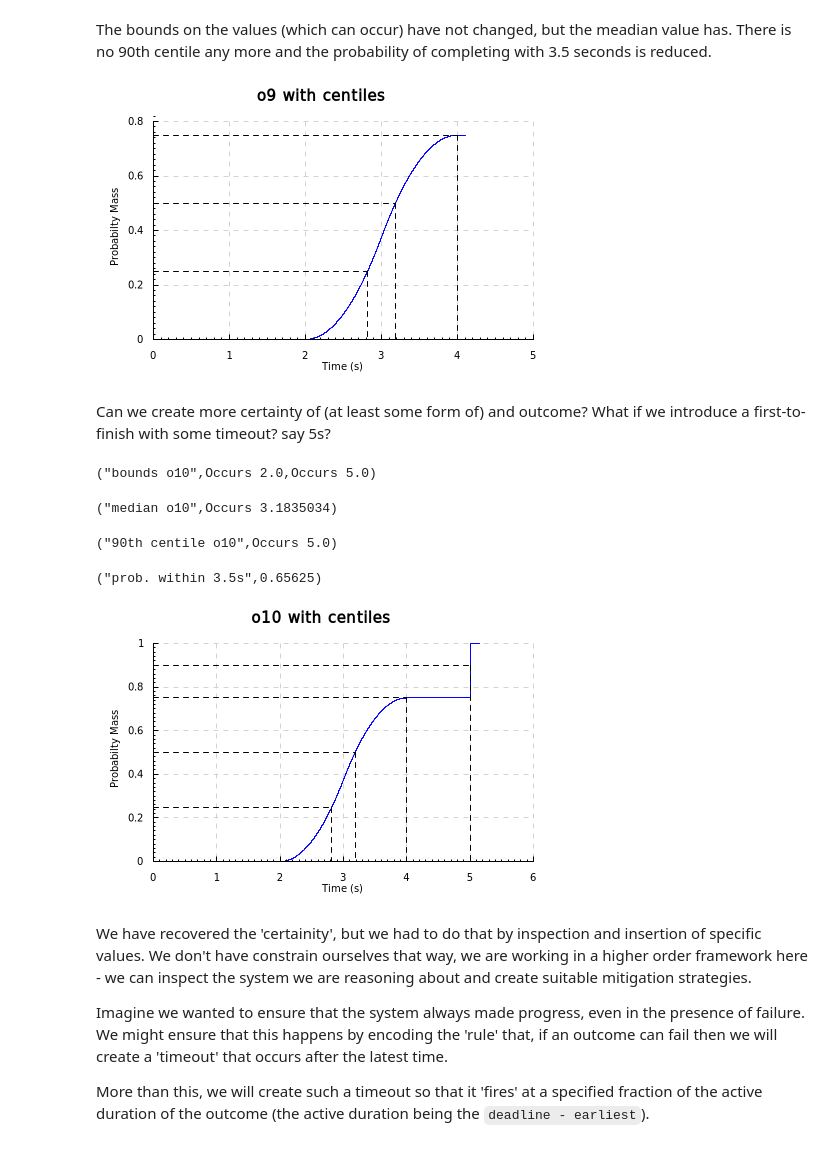
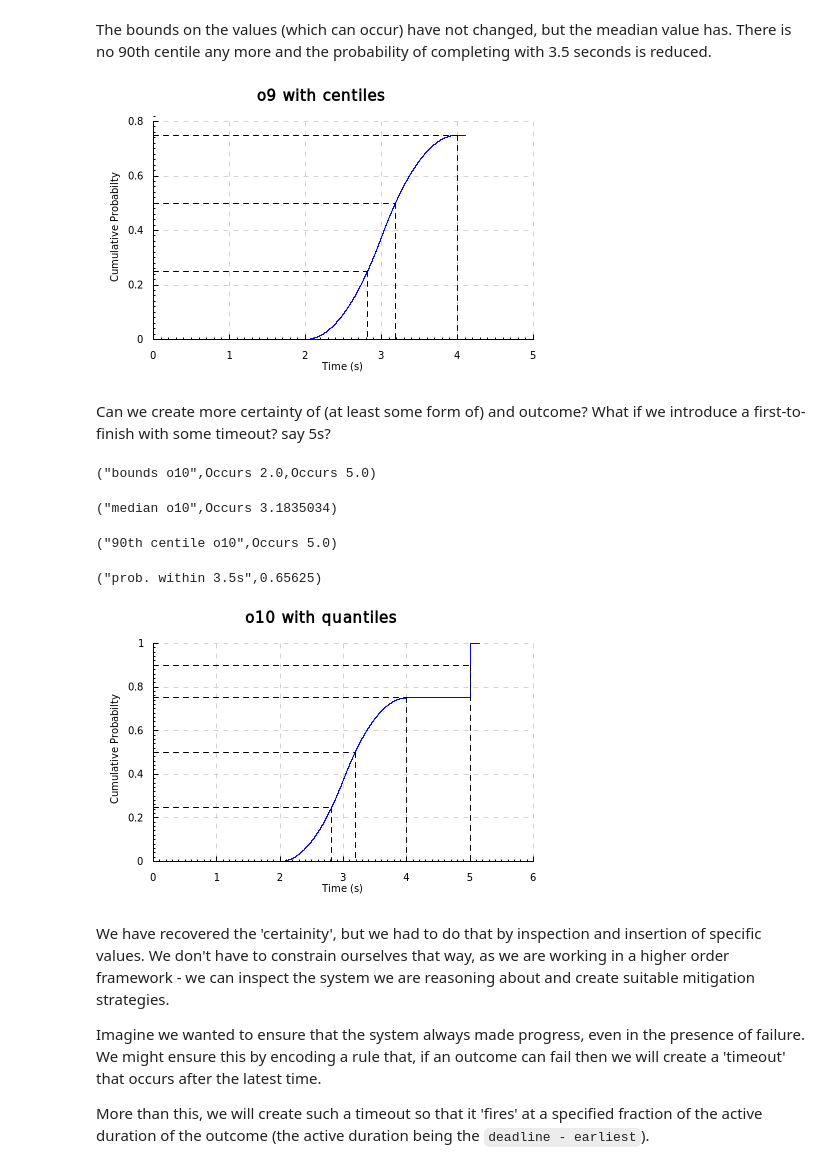
Before and after one commit to DeltaQ-SD/deltaq, a Jupyter notebook: doc/iHaskell-Notebooks/Features/01 - Introduction.ipynb, the cells around one changed output. Cells and saved outputs as stored; diff of their text form; code cells hidden in the pictures.

```diff
--- a/doc/iHaskell-Notebooks/Features/01 - Introduction.ipynb
+++ b/doc/iHaskell-Notebooks/Features/01 - Introduction.ipynb
@@ -115,30 +119,30 @@ o9 = choice 0.75 o8 never
 # %% [markdown]
 The bounds on the values (which can occur) have not changed, but the meadian value has. There is no 90th centile any more and the probability of completing with 3.5 seconds is reduced.
 # %%
-toRenderable $ plotCDFWithCentiles "o9 with centiles"  [0.25, 0.5, 0.75, 0.9] o9
+toRenderable $ plotCDFWithQuantiles "o9 with centiles"  [0.25, 0.5, 0.75, 0.9] o9
 # %% [output]
-[figure, old version]
+[figure, new version]
 # %% [markdown]
 Can we create more certainty of (at least some form of) and outcome?
 What if we introduce a first-to-finish with some timeout? say 5s?
 # %%
 o10 = o9 `firstToFinish` wait 5
 ("bounds o10", asFloat <$> earliest o10, asFloat <$> deadline o10)
 ("median o10", asFloat <$> quantile 0.5 o10)
 ("90th centile o10", asFloat <$> quantile 0.9 o10)
 ("prob. within 3.5s", asFloat $ successWithin o10 3.5)
-toRenderable $ plotCDFWithCentiles "o10 with centiles"  [0.25, 0.5, 0.75, 0.9] o10
+toRenderable $ plotCDFWithQuantiles "o10 with quantiles"  [0.25, 0.5, 0.75, 0.9] o10
 # %% [output]
 ("bounds o10",Occurs 2.0,Occurs 5.0)
 ("median o10",Occurs 3.1835034)
 ("90th centile o10",Occurs 5.0)
 ("prob. within 3.5s",0.65625)
-[figure, old version]
+[figure, new version]
 # %% [markdown]
 We have recovered the 'certainity', but we had to do that by inspection and insertion of specific values.
-We don't have constrain ourselves that way, we are working in a higher order framework here - we can inspect the system we are reasoning about and create suitable mitigation strategies.
+We don't have to constrain ourselves that way, as we are working in a higher order framework - we can inspect the system we are reasoning about and create suitable mitigation strategies.
 
-Imagine we wanted to ensure that the system always made progress, even in the presence of failure. We might ensure that this happens by encoding the 'rule' that, if an outcome can fail then we will create a 'timeout' that occurs after the latest time.
+Imagine we wanted to ensure that the system always made progress, even in the presence of failure. We might ensure this by encoding a rule that, if an outcome can fail then we will create a 'timeout' that occurs after the latest time.
 
 More than this, we will create such a timeout so that it 'fires' at a specified fraction of the active duration of the outcome (the active duration being the `deadline - earliest`).
 # %%
```
Also changed, not shown: parts of 11 cells of this notebook, 1 other file.
